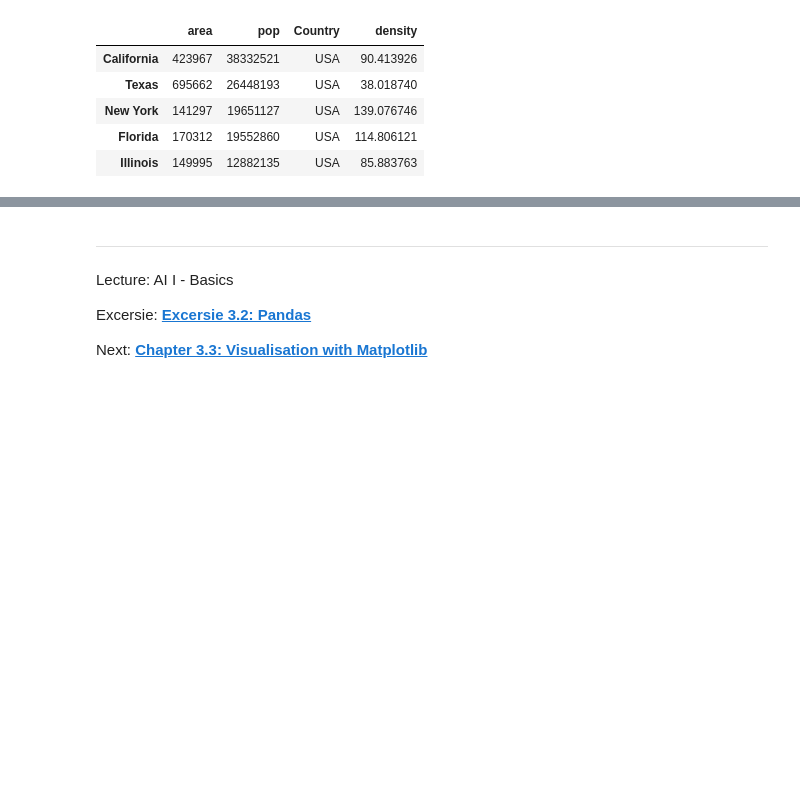
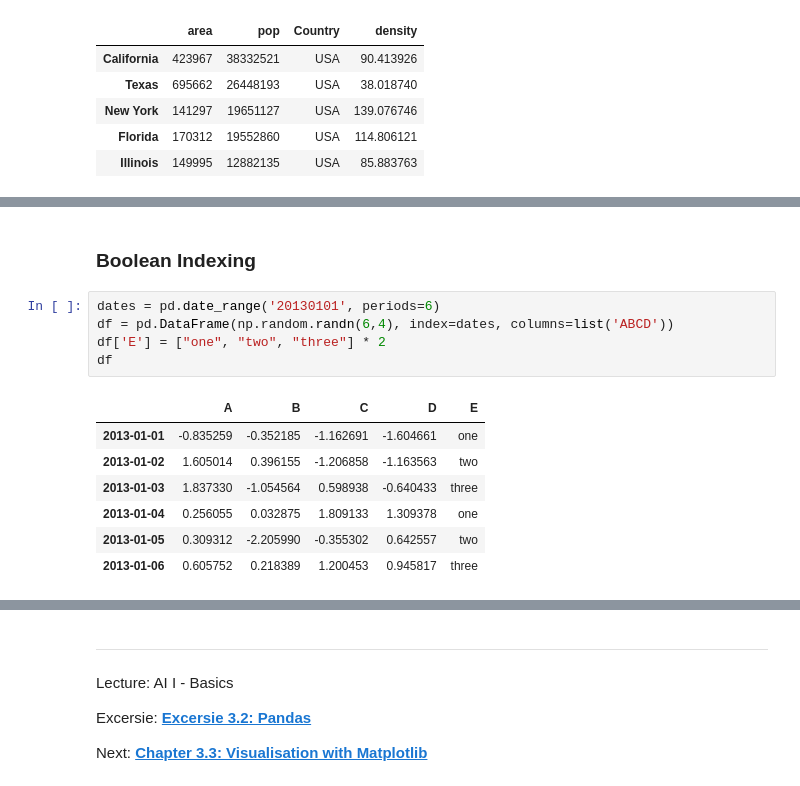
Before and after one commit to iLuckyW/lecture-ai-basics, a Jupyter notebook: chapter/03_data/02_pandas.ipynb, the cells around one changed output, grey strips where cells are left out. Saved outputs shown, nothing was run; the diff lists cells and outputs as text; blank space fills up the shorter version.

```diff
--- a/chapter/03_data/02_pandas.ipynb
+++ b/chapter/03_data/02_pandas.ipynb
@@ -1063,0 +1114,15 @@ data
+# %% [markdown]
+### Boolean Indexing
+# %%
+dates = pd.date_range('20130101', periods=6)
+df = pd.DataFrame(np.random.randn(6,4), index=dates, columns=list('ABCD'))
+df['E'] = ["one", "two", "three"] * 2
+df
+# %% [output]
+|  | A | B | C | D | E |
+| 2013-01-01 | -0.835259 | -0.352185 | -1.162691 | -1.604661 | one |
+| 2013-01-02 | 1.605014 | 0.396155 | -1.206858 | -1.163563 | two |
+| 2013-01-03 | 1.837330 | -1.054564 | 0.598938 | -0.640433 | three |
+| 2013-01-04 | 0.256055 | 0.032875 | 1.809133 | 1.309378 | one |
+| 2013-01-05 | 0.309312 | -2.205990 | -0.355302 | 0.642557 | two |
+| 2013-01-06 | 0.605752 | 0.218389 | 1.200453 | 0.945817 | three |
```
Also changed, not shown: parts of 41 cells of this notebook.
